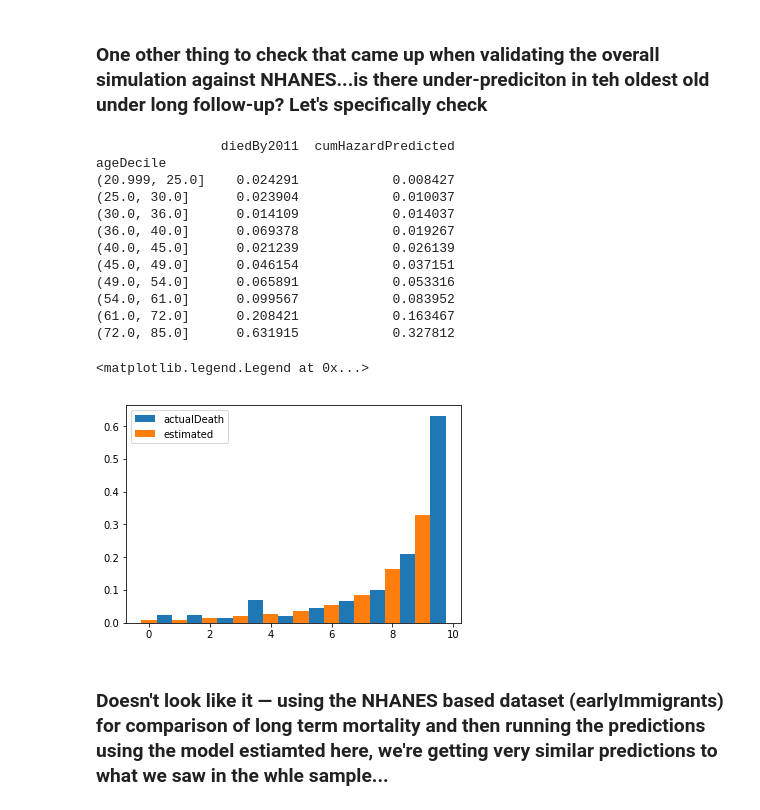
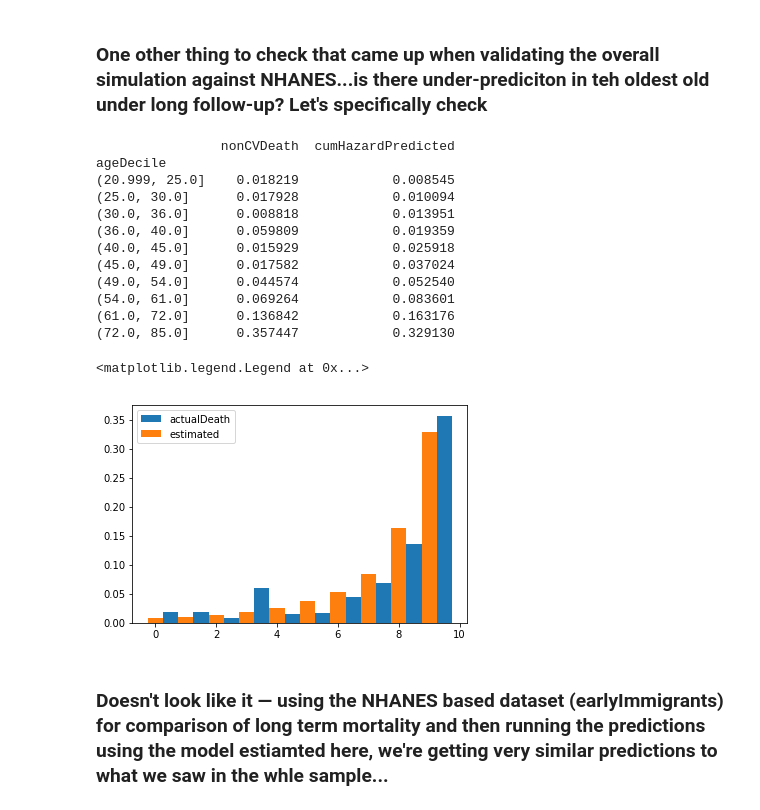
Before and after one commit to jburke5/microsimNHANES, a Jupyter notebook: buildNHANESMortalityModel.ipynb, the cells around one changed output. Drawn from its saved outputs; the diff is of its cells as text; code cells hidden in the pictures.

```diff
--- a/buildNHANESMortalityModel.ipynb
+++ b/buildNHANESMortalityModel.ipynb
@@ -204,6 +250,9 @@ earlyCrossSectionOfNonImmigrants = earlyCrossSectionOfNonImmigrants.rename({'sel
                                         'meanDBP' : 'meanDbp',
                                         'meanSBP' : 'meanSbp',
                                         'age' : 'baseAge'}, axis='columns')
+earlyCrossSectionOfNonImmigrants['nonCVDeath'] = earlyCrossSectionOfNonImmigrants.ucod == 3
+
+
 
 earlyCrossSectionOfNonImmigrants = pd.concat([earlyCrossSectionOfNonImmigrants, pd.get_dummies(earlyCrossSectionOfNonImmigrants.raceEthnicity, prefix='raceEthnicity')], axis=1)
 earlyCrossSectionOfNonImmigrants = pd.concat([earlyCrossSectionOfNonImmigrants, pd.get_dummies(earlyCrossSectionOfNonImmigrants.smokingStatus, prefix='smokingStatus')], axis=1)
@@ -214,26 +263,26 @@ cumHazardPredicted = coxModel.predict(results.params, exog=variablesForModel, en
                                       pred_type='cumhaz').predicted_values
 earlyCrossSectionOfNonImmigrants['cumHazardPredicted'] = cumHazardPredicted
 # %%
-output = earlyCrossSectionOfNonImmigrants.groupby('ageDecile')[['diedBy2011', 'cumHazardPredicted']].mean()
+output = earlyCrossSectionOfNonImmigrants.groupby('ageDecile')[['nonCVDeath', 'cumHazardPredicted']].mean()
 print(output)
-plt.bar(output.index.codes+0.5, output.diedBy2011, width=0.5, label="actualDeath")
+plt.bar(output.index.codes+0.5, output.nonCVDeath, width=0.5, label="actualDeath")
 plt.bar(output.index.codes, output.cumHazardPredicted, width=0.5, label="estimated")
 plt.legend()
 # %% [output]
-                diedBy2011  cumHazardPredicted
+                nonCVDeath  cumHazardPredicted
 ageDecile
-(20.999, 25.0]    0.024291            0.008427
-(25.0, 30.0]      0.023904            0.010037
-(30.0, 36.0]      0.014109            0.014037
-(36.0, 40.0]      0.069378            0.019267
-(40.0, 45.0]      0.021239            0.026139
-(45.0, 49.0]      0.046154            0.037151
-(49.0, 54.0]      0.065891            0.053316
-(54.0, 61.0]      0.099567            0.083952
-(61.0, 72.0]      0.208421            0.163467
-(72.0, 85.0]      0.631915            0.327812
+(20.999, 25.0]    0.018219            0.008545
+(25.0, 30.0]      0.017928            0.010094
+(30.0, 36.0]      0.008818            0.013951
+(36.0, 40.0]      0.059809            0.019359
+(40.0, 45.0]      0.015929            0.025918
+(45.0, 49.0]      0.017582            0.037024
+(49.0, 54.0]      0.044574            0.052540
+(54.0, 61.0]      0.069264            0.083601
+(61.0, 72.0]      0.136842            0.163176
+(72.0, 85.0]      0.357447            0.329130
 <matplotlib.legend.Legend at 0x...>
-[figure, old version]
+[figure, new version]
 # %% [markdown]
 ### Doesn't look like it — using the NHANES based dataset (earlyImmigrants) for comparison of long term mortality and then running the predictions using the model estiamted here, we're getting very similar predictions to what we saw in the whle sample...
 # %% [markdown]
```
Also changed, not shown: parts of 13 cells of this notebook, 4 other files.
